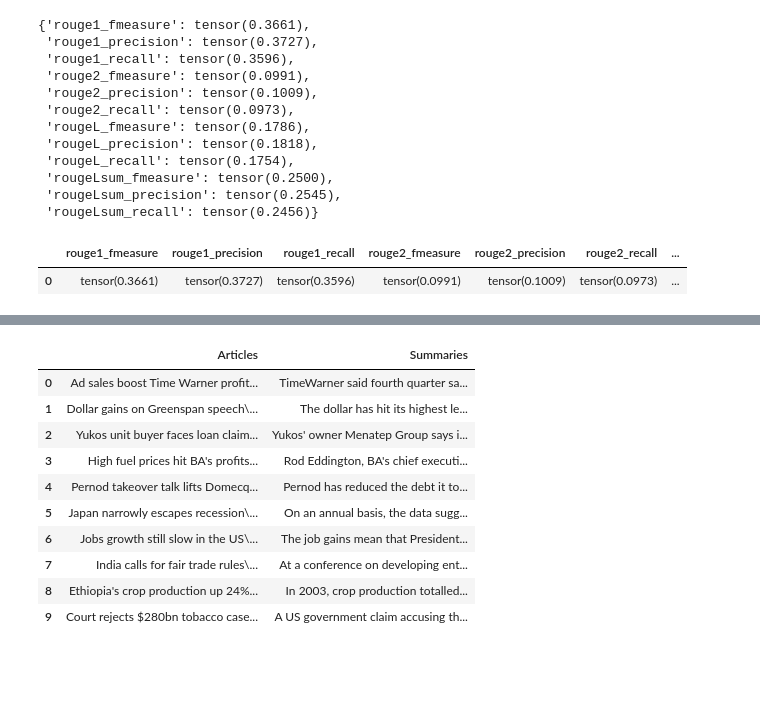
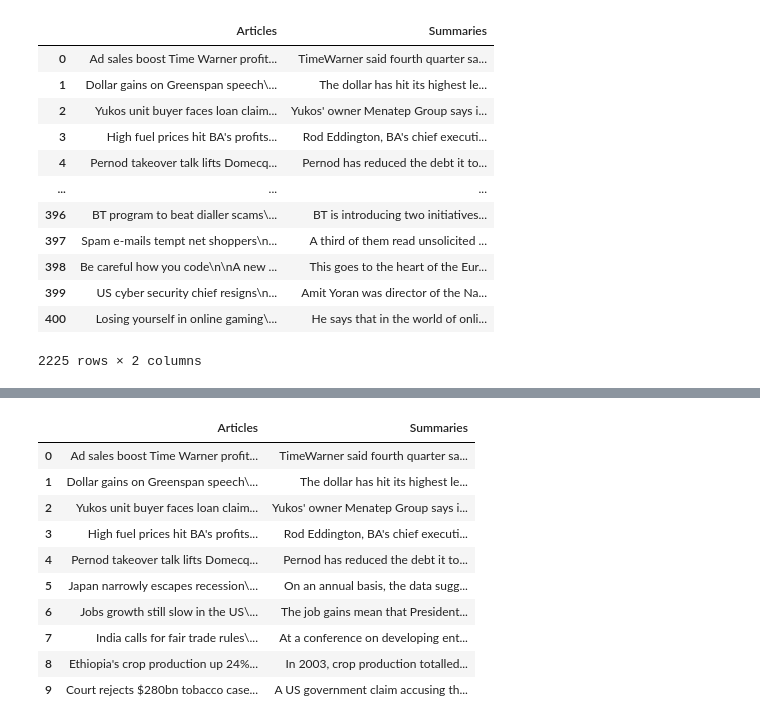
Before and after one commit to ZeyadMashhour/text_summarization, a Jupyter notebook: Testing.ipynb, the cells around one changed output, grey strips where cells are left out. Cells and saved outputs as stored; diff of their text form; code cells hidden in the pictures; blank space fills up the shorter version.

```diff
--- a/Testing.ipynb
+++ b/Testing.ipynb
@@ -63,20 +2,0 @@ efficiency_dict = calculate_efficiency(predicted_summary,original_summary)
-# %%
-efficiency_dict
-# %% [output]
-{'rouge1_fmeasure': tensor(0.3661),
- 'rouge1_precision': tensor(0.3727),
- 'rouge1_recall': tensor(0.3596),
- 'rouge2_fmeasure': tensor(0.0991),
- 'rouge2_precision': tensor(0.1009),
- 'rouge2_recall': tensor(0.0973),
- 'rougeL_fmeasure': tensor(0.1786),
- 'rougeL_precision': tensor(0.1818),
- 'rougeL_recall': tensor(0.1754),
- 'rougeLsum_fmeasure': tensor(0.2500),
- 'rougeLsum_precision': tensor(0.2545),
- 'rougeLsum_recall': tensor(0.2456)}
-# %%
-rouge_scores_df(df=z, algorithm_summary_df=z)
-# %% [output]
-|  | rouge1_fmeasure | rouge1_precision | rouge1_recall | rouge2_fmeasure | rouge2_precision | rouge2_recall | ... |
-| 0 | tensor(0.3661) | tensor(0.3727) | tensor(0.3596) | tensor(0.0991) | tensor(0.1009) | tensor(0.0973) | ... |
@@ -88,0 +3,17 @@ read_file.to_csv (path)
+# %%
+data = pd.read_csv("BBC_Dataset.csv",index_col=0)
+data
+# %% [output]
+|  | Articles | Summaries |
+| 0 | Ad sales boost Time Warner profit... | TimeWarner said fourth quarter sa... |
+| 1 | Dollar gains on Greenspan speech\... | The dollar has hit its highest le... |
+| 2 | Yukos unit buyer faces loan claim... | Yukos' owner Menatep Group says i... |
+| 3 | High fuel prices hit BA's profits... | Rod Eddington, BA's chief executi... |
+| 4 | Pernod takeover talk lifts Domecq... | Pernod has reduced the debt it to... |
+| ... | ... | ... |
+| 396 | BT program to beat dialler scams\... | BT is introducing two initiatives... |
+| 397 | Spam e-mails tempt net shoppers\n... | A third of them read unsolicited ... |
+| 398 | Be careful how you code\n\nA new ... | This goes to the heart of the Eur... |
+| 399 | US cyber security chief resigns\n... | Amit Yoran was director of the Na... |
+| 400 | Losing yourself in online gaming\... | He says that in the world of onli... |
+2225 rows × 2 columns
```
Also changed, not shown: parts of 28 cells of this notebook, 5 other files.
